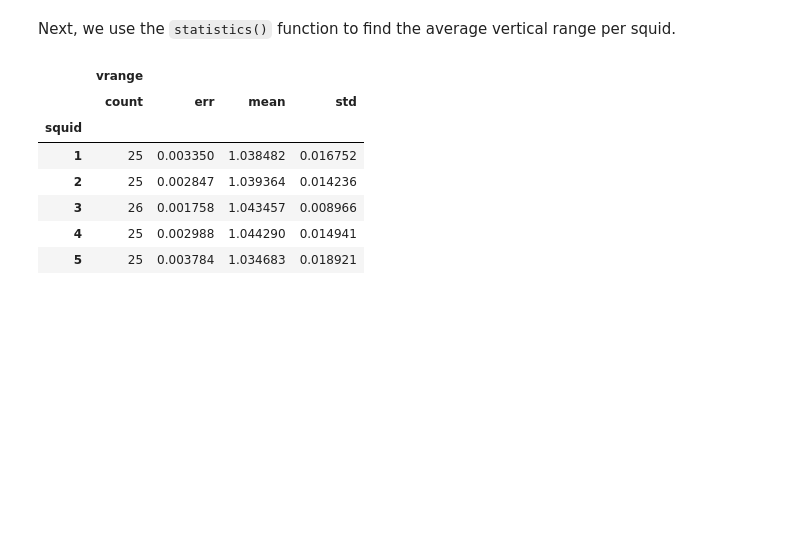
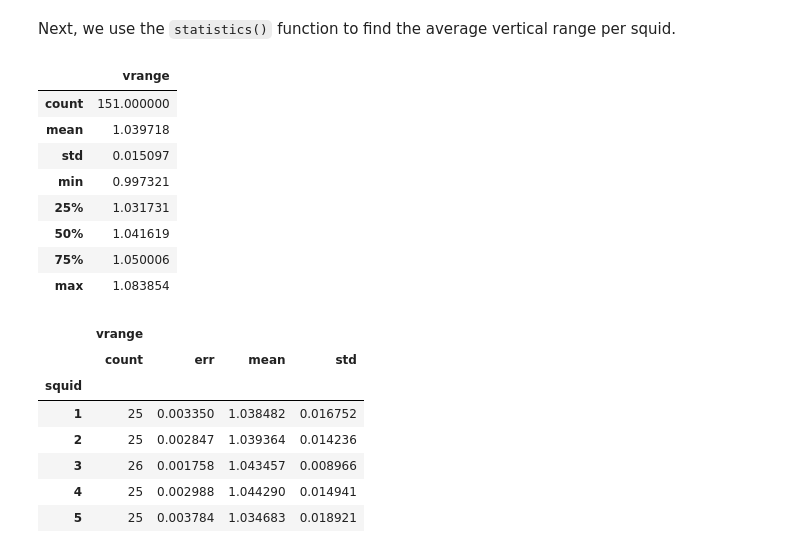
Before and after one commit to ad3ller/e11_analysis, a Jupyter notebook: notebooks/4)_Statistics.ipynb, the cells around one changed output. Saved outputs shown, nothing was run; the diff lists cells and outputs as text; code cells hidden in the pictures; blank space fills up the shorter version.

```diff
--- a/notebooks/4)_Statistics.ipynb
+++ b/notebooks/4)_Statistics.ipynb
@@ -44,4 +43,16 @@ rng.head()
 |  | 4 | 1.062143 |
 # %% [markdown]
 Next, we use the `statistics()` function to find the average vertical range per squid.
+# %%
+rng.describe()
+# %% [output]
+|  | vrange |
+| count | 151.000000 |
+| mean | 1.039718 |
+| std | 0.015097 |
+| min | 0.997321 |
+| 25% | 1.031731 |
+| 50% | 1.041619 |
+| 75% | 1.050006 |
+| max | 1.083854 |
 # %%
```
Also changed, not shown: parts of 6 cells of this notebook, 6 other files.
